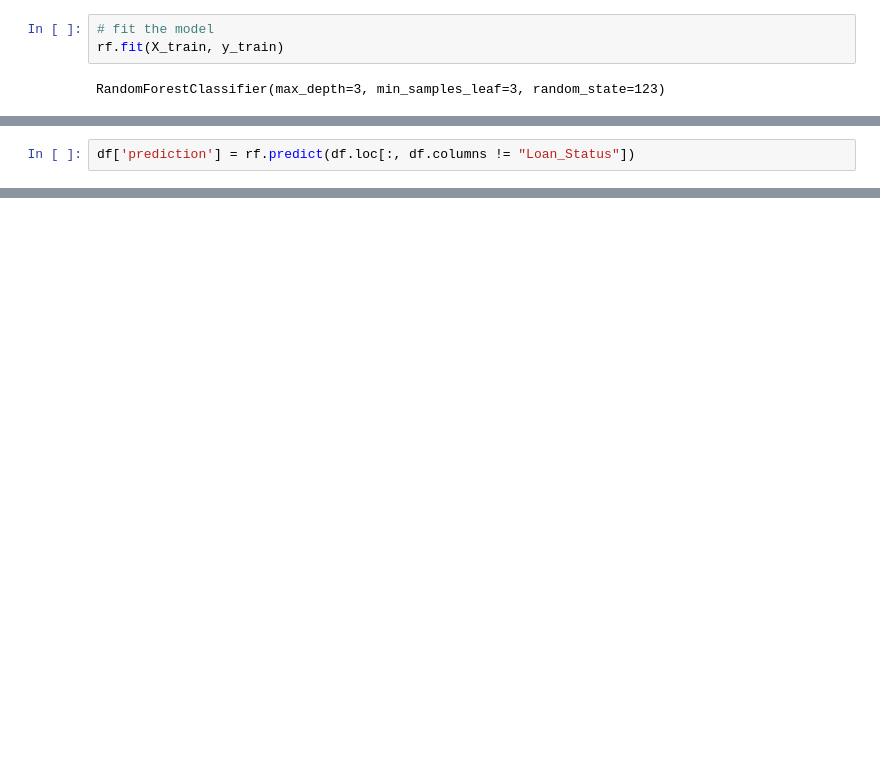
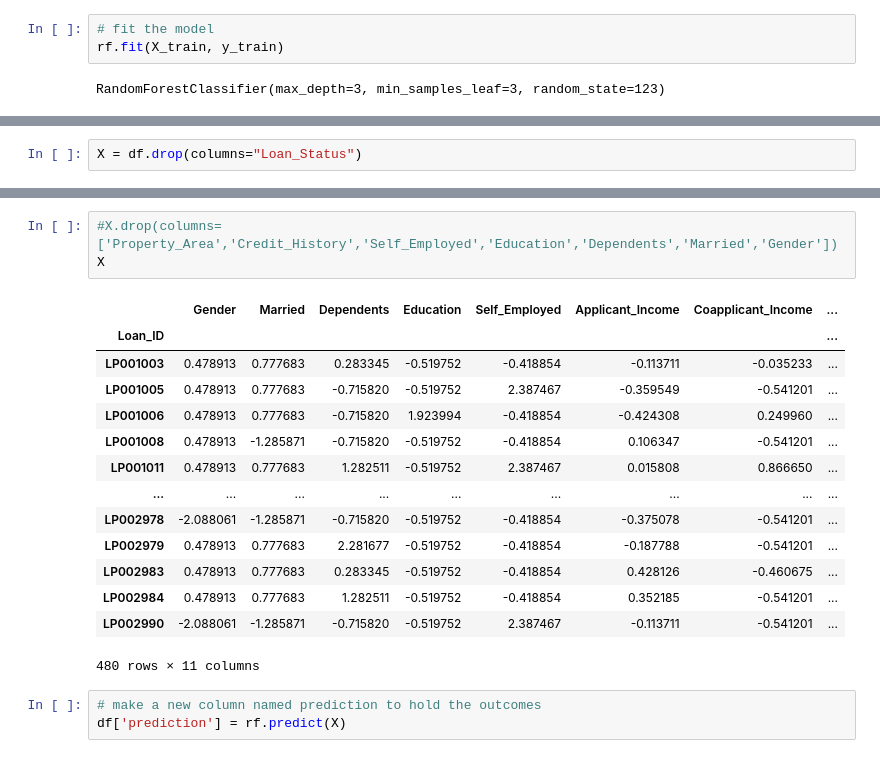
Before and after one commit to SLawsonWoods/Loan_Status_Classification_Project, a Jupyter notebook: my_project.ipynb, the cells around one changed output, grey strips where cells are left out. Cells and saved outputs as stored; diff of their text form; blank space fills up the shorter version.

```diff
--- a/my_project.ipynb
+++ b/my_project.ipynb
@@ -928,2 +679,0 @@ array([1, 1, 1, 1, 1, 1, 1, 1, 1, 1, 1, 1, 1, 1, 1, 1, 1, 1, 1, 1, 1, 1,
-# %%
-df['prediction'] = rf.predict(df.loc[:, df.columns != "Loan_Status"])
@@ -944,0 +941,2 @@ Name: prediction, dtype: int64
+# %%
+X = df.drop(columns="Loan_Status")
@@ -944,0 +953,21 @@ Name: prediction, dtype: int64
+# %%
+#X.drop(columns=['Property_Area','Credit_History','Self_Employed','Education','Dependents','Married','Gender'])
+X
+# %% [output]
+|  | Gender | Married | Dependents | Education | Self_Employed | Applicant_Income | Coapplicant_Income | ... |
+| Loan_ID |  |  |  |  |  |  |  | ... |
+| LP001003 | 0.478913 | 0.777683 | 0.283345 | -0.519752 | -0.418854 | -0.113711 | -0.035233 | ... |
+| LP001005 | 0.478913 | 0.777683 | -0.715820 | -0.519752 | 2.387467 | -0.359549 | -0.541201 | ... |
+| LP001006 | 0.478913 | 0.777683 | -0.715820 | 1.923994 | -0.418854 | -0.424308 | 0.249960 | ... |
+| LP001008 | 0.478913 | -1.285871 | -0.715820 | -0.519752 | -0.418854 | 0.106347 | -0.541201 | ... |
+| LP001011 | 0.478913 | 0.777683 | 1.282511 | -0.519752 | 2.387467 | 0.015808 | 0.866650 | ... |
+| ... | ... | ... | ... | ... | ... | ... | ... | ... |
+| LP002978 | -2.088061 | -1.285871 | -0.715820 | -0.519752 | -0.418854 | -0.375078 | -0.541201 | ... |
+| LP002979 | 0.478913 | 0.777683 | 2.281677 | -0.519752 | -0.418854 | -0.187788 | -0.541201 | ... |
+| LP002983 | 0.478913 | 0.777683 | 0.283345 | -0.519752 | -0.418854 | 0.428126 | -0.460675 | ... |
+| LP002984 | 0.478913 | 0.777683 | 1.282511 | -0.519752 | -0.418854 | 0.352185 | -0.541201 | ... |
+| LP002990 | -2.088061 | -1.285871 | -0.715820 | -0.519752 | 2.387467 | -0.113711 | -0.541201 | ... |
+480 rows × 11 columns
+# %%
+# make a new column named prediction to hold the outcomes
+df['prediction'] = rf.predict(X)
```
Also changed, not shown: parts of 131 cells of this notebook, 3 other files.
